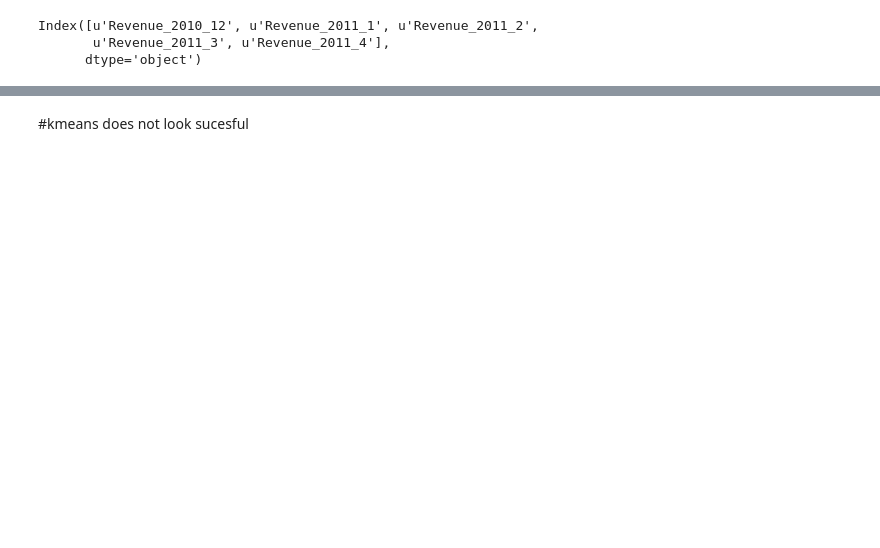
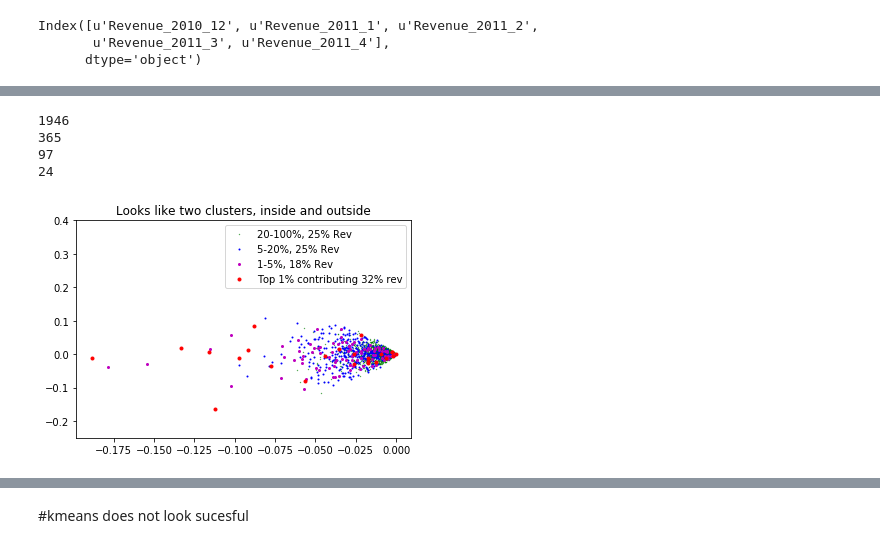
Before and after one commit to leexa90/E-commece-Data-Science, a Jupyter notebook: Untitled_cluster.ipynb, the cells around one changed output, grey strips where cells are left out. Drawn from its saved outputs; the diff is of its cells as text; code cells hidden in the pictures; blank space fills up the shorter version.

```diff
--- a/Untitled_cluster.ipynb
+++ b/Untitled_cluster.ipynb
@@ -437,7 +463,8 @@ predictors = list(customer_info_orders.keys()[3:8])+['mean_log_rev_train',]+\
                      list([x for x in customer_info_orders.keys() if 'svd' in str(x)]) [:30]
 colsA =  ['Revenue_2011_' + str(x) for x in [1,2,3,4]]+['Revenue_2010_12']
 customer_info_orders['mean_log_rev_train']= np.log10(1+np.mean(customer_info_orders[colsA].values,1))
-3
+z = customer_info_orders[['pdt_'+str(x) for x in range(100)]].describe().loc['mean']
+predictors += list(z[z>0.03].index)
 target = 'target'
 gc.collect()
 for i in range(2,6):
@@ -447,12 +474,14 @@ for i in range(2,6):
 
 
 if True:
-    customer_info_orders[target]= np.log10(1+np.mean(customer_info_orders[['Revenue_2011_5',]].values,1))
-    train_id = [x for x in range(len(customer_info_orders)) if x%5!=0]
-    test_id = [x for x in range(len(customer_info_orders)) if x%5==0]
-    dtrain = customer_info_orders.iloc[train_id]
-    dcv = customer_info_orders.iloc[test_id]
-    dtest = customer_info_orders
+    customer_info_orders2 = customer_info_orders.copy()
+    customer_info_orders2 = customer_info_orders2[customer_info_orders2['mean_log_rev_train']>0] #remove datapoints which have not brought stuff
+    customer_info_orders2[target]= np.log10(1+np.mean(customer_info_orders2[['Revenue_2011_5',]].values,1))
+    train_id = [x for x in range(len(customer_info_orders2)) if x%5!=0]
+    test_id = [x for x in range(len(customer_info_orders2)) if x%5==0]
+    dtrain = customer_info_orders2.iloc[train_id]
+    dcv = customer_info_orders2.iloc[test_id]
+    dtest = customer_info_orders2
     gc.collect()
     params = {}
     params["objective"] = "reg:linear"
@@ -486,8 +515,8 @@ if True:
     val = 0
     for j in range(2,6):
         j = str(j)
-        customer_info_orders['pred'+j] = model.predict(xgtest2)
-        xxxx = np.corrcoef(model.predict(xgtest2),customer_info_orders['target'+j])
+        customer_info_orders2['pred'+j] = model.predict(xgtest2)
+        xxxx = np.corrcoef(model.predict(xgtest2),customer_info_orders2['target'+j])
         val += xxxx[1,0]
         print xxxx
 
@@ -516,0 +602,22 @@ xgb_explain = pd.read_excel('./XgbFeatureInteractions.xlsx')
+# %%
+col = ['r','m','b','g'][::-1]
+percentile = [(0,1),(1,5),(5,20),(20,100)][::-1]
+size= [3,2,1,0.3][::-1]
+labels = ['Top 1% contributing 32% rev','1-5%, 18% Rev','5-20%, 25% Rev','20-100%, 25% Rev'][::-1]
+temp = customer_info_orders[customer_info_orders['mean_log_rev_train'] >0].sort_values('mean_log_rev_train').iloc[::-1].reset_index(drop=True)
+for i in range(4):
+    a,b = 0.01*len(temp)*percentile[i][0],0.01*len(temp)*percentile[i][1]
+    a,b = int(a),int(b)
+    plt.plot(temp['svd_0'].iloc[a:b],temp['svd_1'].iloc[a:b],'o',
+             color=col[i],markersize=size[i],label=labels[i])
+    print len(temp['svd_0'].iloc[a:b])
+plt.ylim(-0.25,0.4)
+plt.legend()
+plt.title('Looks like two clusters, inside and outside')
+plt.show()
+# %% [output]
+1946
+365
+97
+24
+[figure, added]
```
Also changed, not shown: parts of 29 cells of this notebook, 2 other files.
